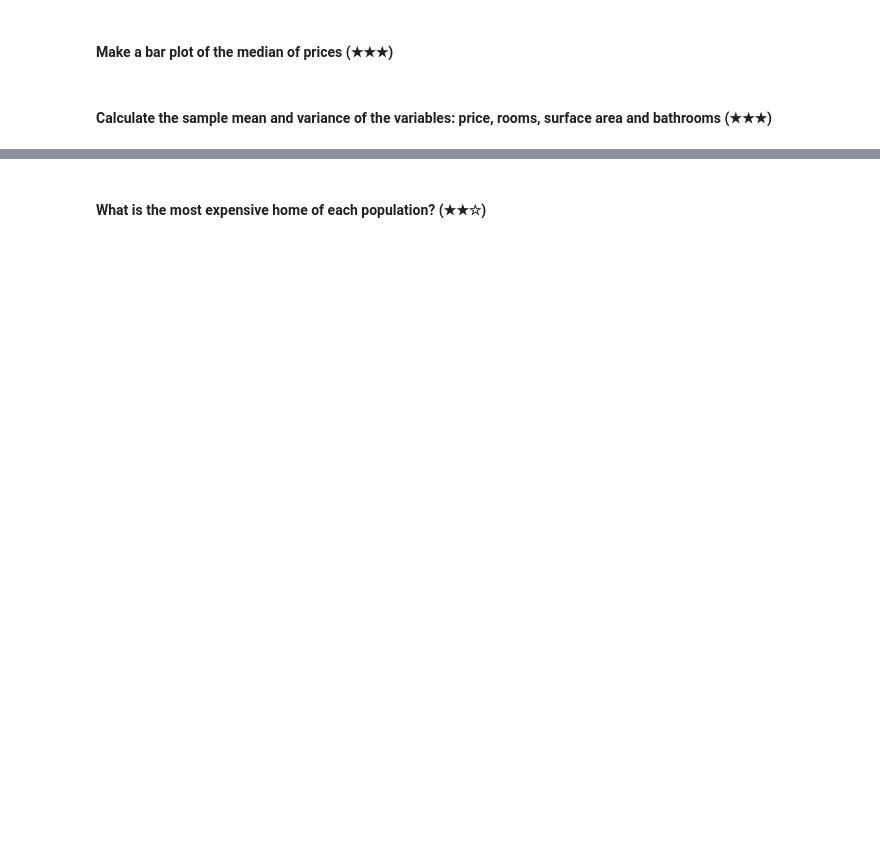
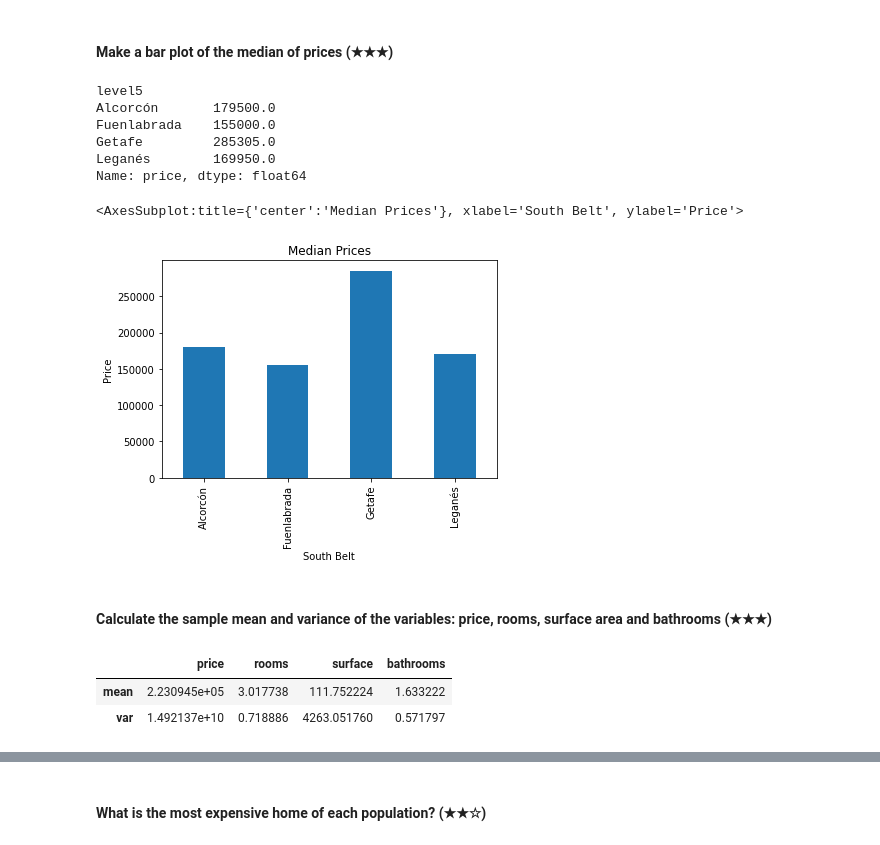
Before and after one commit to xalejandrow/realestate-datacleanup-exercise, a Jupyter notebook: project.ipynb, the cells around one changed output, grey strips where cells are left out. Saved outputs shown, nothing was run; the diff lists cells and outputs as text; code cells hidden in the pictures; blank space fills up the shorter version.

```diff
--- a/project.ipynb
+++ b/project.ipynb
@@ -343,2 +343,8 @@ plt.show()
 # %% [markdown]
 #### Now let's work with the "south belt" of madrid. Make a subsetting that contains the following populations (level5): "Fuenlabrada","Leganés","Getafe","Alcorcón" (★★☆)
+# %%
+pop_serie = ["Fuenlabrada","Leganés","Getafe","Alcorcón"]
+df_sub = df.loc[df['level5'].isin(pop_serie)]
+pd.set_option('display.max_columns', None)
+df_sub.info()
+df_sub.tail(5)
@@ -345,4 +385,45 @@ plt.show()
 # %% [markdown]
 #### Make a bar plot of the median of prices (★★★)
+# %%
+median_serie = df_sub.groupby('level5')['price'].median()
+median_serie.head(5)
+print(median_serie)
+#median_serie.plot.bar()
+median_serie.plot(kind='bar', title='Median Prices', xlabel = "South Belt", ylabel = "Price")
+# %% [output]
+level5
+Alcorcón       179500.0
+Fuenlabrada    155000.0
+Getafe         285305.0
+Leganés        169950.0
+Name: price, dtype: float64
+<AxesSubplot:title={'center':'Median Prices'}, xlabel='South Belt', ylabel='Price'>
+[figure, added]
 # %% [markdown]
 #### Calculate the sample mean and variance of the variables: price, rooms, surface area and bathrooms (★★★)
+# %%
+pop_serie = ["Fuenlabrada","Leganés","Getafe","Alcorcón"]
+df_sub = df.loc[df['level5'].isin(pop_serie)]
+pd.set_option('display.max_columns', None)
+#df_sub.info()
+#df_sub.tail(5)
+
+#df_cal = df_sub.agg({
+#    'price':[np.mean, np.std, np.var],
+#    'rooms':[np.mean, np.std, np.var],
+#    'surface':[np.mean, np.std, np.var],
+#    'bathrooms':[np.mean, np.std, np.var]
+#})
+df_cal = df_sub.agg({
+    'price':[np.mean, np.var],
+    'rooms':[np.mean, np.var],
+    'surface':[np.mean, np.var],
+    'bathrooms':[np.mean, np.var]
+})
+display(df_cal)
+#df_cal.plot(kind='bar', title='Mean and Variance', xlabel = "Variables", ylabel = "Data")
+#df_cal['rooms'].plot(kind='bar', title='Mean and Variance', xlabel = "Variables", ylabel = "Data")
+# %% [output]
+|  | price | rooms | surface | bathrooms |
+| mean | 2.230945e+05 | 3.017738 | 111.752224 | 1.633222 |
+| var | 1.492137e+10 | 0.718886 | 4263.051760 | 0.571797 |
```
Also changed, not shown: parts of 7 cells of this notebook.
